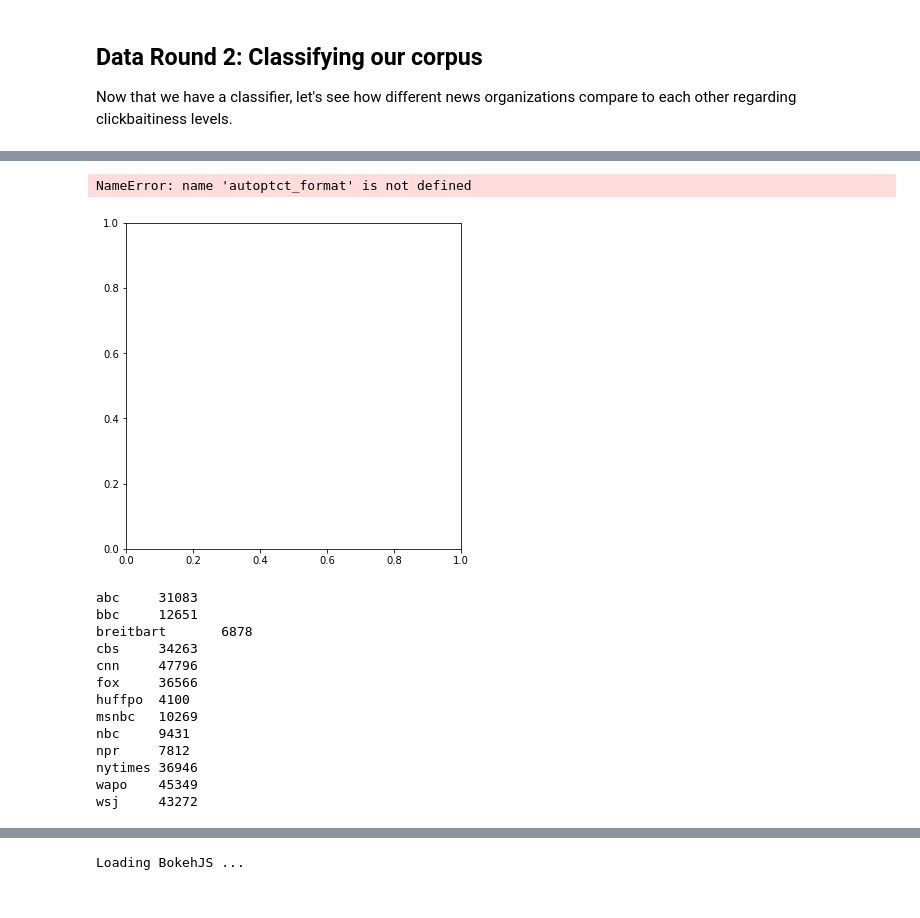
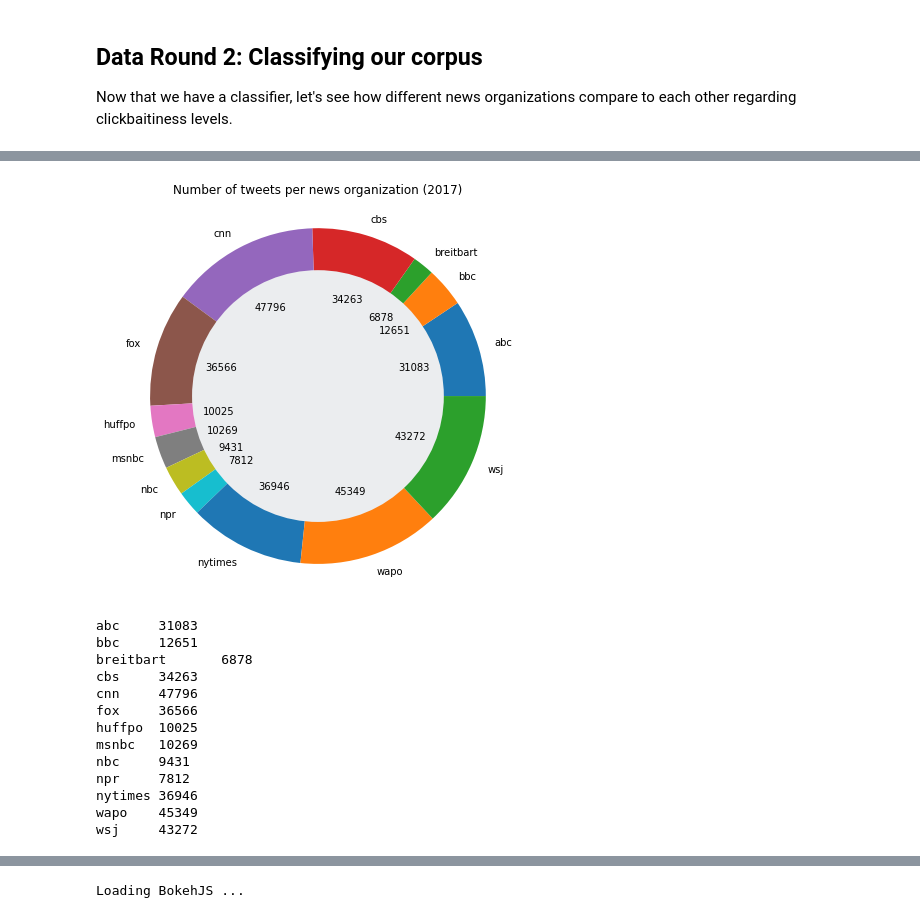
Before and after one commit to alexanderwood/wood-clickbait, a Jupyter notebook: code/analysis.ipynb, the cells around one changed output, grey strips where cells are left out. Saved outputs shown, nothing was run; the diff lists cells and outputs as text; code cells hidden in the pictures.

```diff
--- a/code/analysis.ipynb
+++ b/code/analysis.ipynb
@@ -388,7 +398,13 @@ def load_tweetset(org_handle):
 # %%
 # Predict clickbaitiness score for each of the news orgs.
-scores = {}
+# Predict clickbaitiness score for each of the news orgs.
+scores_prob = pd.DataFrame(columns=list(nyt_data.columns)+['bait_proba', 'nonbait_proba'])
 for org in orgs:
     df = load_tweetset(org)
     data_pred = clf_logreg.predict_proba(df)
-    scores[org] = data_pred
+    df['bait_proba'] = [d[1] for d in data_pred]
+    df['nonbait_proba'] = [d[0] for d in data_pred]
+    df['scores'] = ['clickbait' if d[1] >= 0.5 else 'non-clickbait' for d in data_pred]
+    scores_prob = scores_prob.append(df)
+
+scores_prob.head()
@@ -411,36 +447,35 @@ def plot_ring(title, labels, heights):
     # print(sizes) # adds up to 1433, which is the total number of participants
     fig1, ax1 = plt.subplots()
     fig1.set_figheight(6)
-    ax1.pie(heights, labels=labels, autopct=autoptct_format(heights))
+    ax1.pie(heights, labels=labels, autopct=autopct_format(heights))
     ax1.axis('equal')
 
     # Plot circle.
     centre_circle = plt.Circle((0,0), 0.75, fc='#ebedef')
     fig = plt.gcf()
     fig.gca().add_artist(centre_circle)
 
     plt.title(title)
     plt.tight_layout()
     plt.savefig("tweet-count-by-org.svg")
     plt.show()
 
 
 heights = [len(scores[org]) for org in orgs]
 score_name = 'Mode'
 title = "Number of tweets per news organization (2017)".format(score_name)
 #labels = ['not click baiting', 'slightly click baiting', 'heavily click baiting', 'considerably click baiting']
 
 plot_ring(title, orgs, heights)
 
 
 
 with open("tweets_by_org.csv", "w") as f:
     w = csv.writer(f)
     w.writerow(orgs)
     w.writerow(heights)
 # %% [output]
-NameError: name 'autoptct_format' is not defined
-[figure, old version]
+[figure, new version]
 # %%
 for n, c in zip(orgs, heights):
     print(n,c,sep='\t')
@@ -451,7 +486,7 @@ breitbart       6878
 cbs     34263
 cnn     47796
 fox     36566
-huffpo  4100
+huffpo  10025
 msnbc   10269
 nbc     9431
 npr     7812
```
Also changed, not shown: parts of 14 cells of this notebook, 7 other files.
